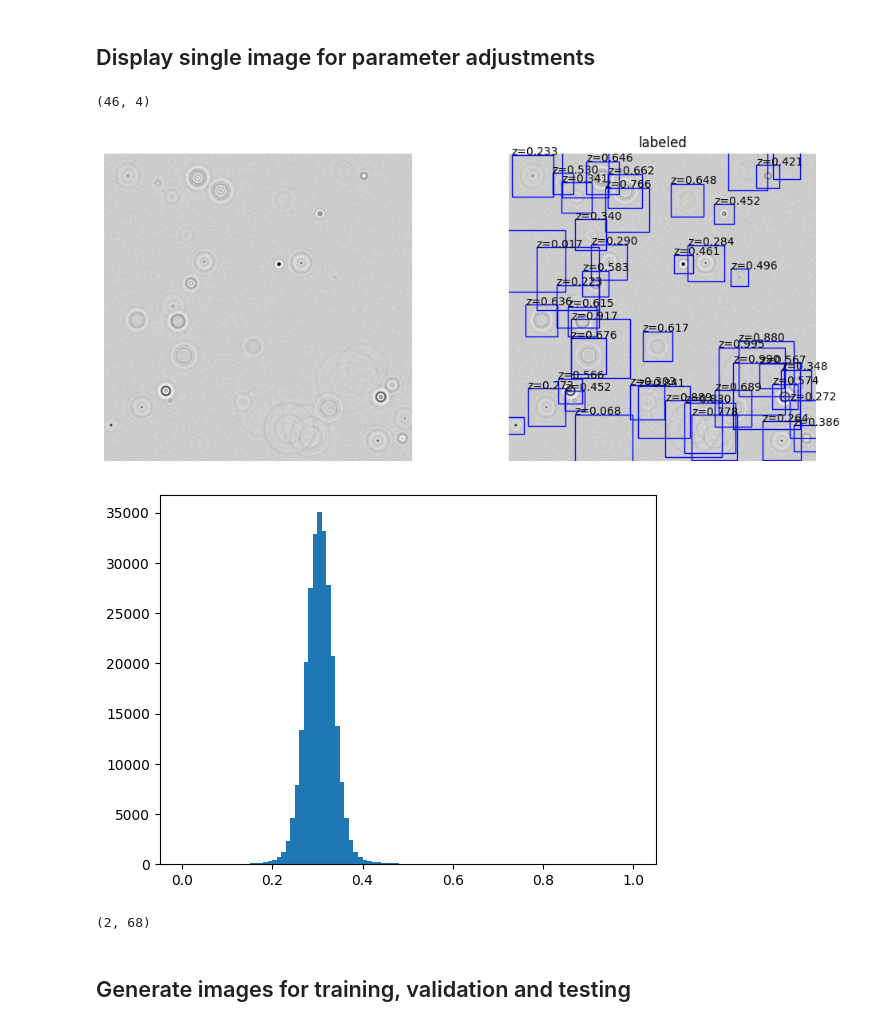
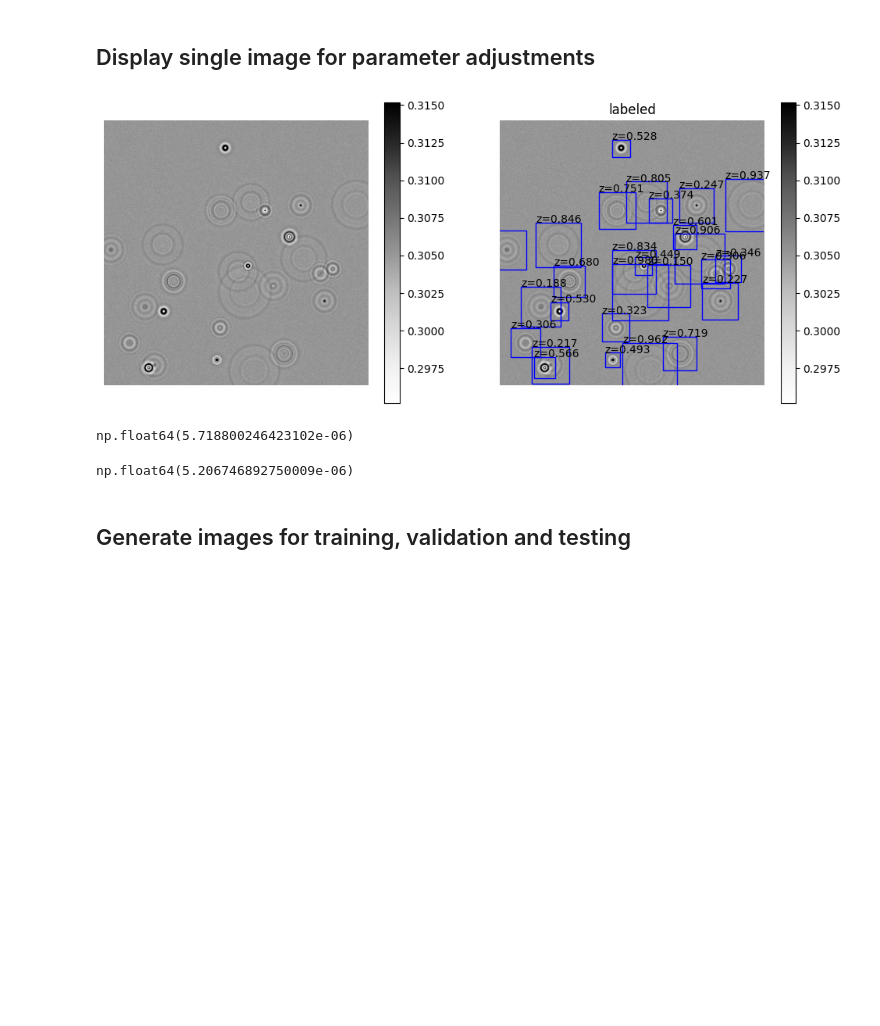
Before and after one commit to till-robert/ultralytics, a Jupyter notebook: data_gen/ImageGenerator.ipynb, the cells around one changed output. Cells and saved outputs as stored; diff of their text form; code cells hidden in the pictures; blank space fills up the shorter version.

```diff
--- a/data_gen/ImageGenerator.ipynb
+++ b/data_gen/ImageGenerator.ipynb
@@ -29,54 +29,62 @@ color_list = ['yellow']             # Color List for each class
 
 # parameters for each class: [[[intensity], [radius], [width]]]
 spot_params = [[[0], [4]]]
-ripple_params = [[[5,5], [100,100], [0,1567]]]
+ripple_params = [[[1,1], [100,100], [0,1567]]]
 
 parameter_list = [ripple_params]
 
 image_size = 512            # Dimension
 distance = 10               # Min distance between points
 offset = 10                 # Boundary padding
 reload(ig)
 objects = ig.getRandom2(n_list, image_size, distance, offset, label_list, parameter_list,np.random.default_rng())
 plt.close("all")
-snr_range = [30,60]
-i_range = [1,1]
+snr_range = [0.7,3]
+# i_range = [1,1]
 fig = plt.figure(figsize=(12,5))
 
 # plt.figure()
-bboxes, labels, params, image = ig.generateImage2(objects, image_size, snr_range, i_range)
+bboxes, labels, params, image = ig.generateImage2(objects, image_size, snr_range)
+
 # image = image.clip(-50,50)
 # print(params)
 # plt.clf()
 ax = plt.subplot(1,2,1)
 ax.axis("off")
-ax.imshow(image, cmap=cmaps["Grays"])
+bg = 2e4/2**16
+plt.imshow(image, cmap=cmaps["Grays"],vmin =bg-0.01,vmax=bg+0.01)
+# plt.imshow(noise, cmap=cmaps["Grays"])
+plt.colorbar()
+# plt.colorbar()
 ax = plt.subplot(1,2,2)
 plt.title("labeled")
-ax.imshow(image, cmap=cmaps["Grays"])
+plt.imshow(image, cmap=cmaps["Grays"],vmin =bg-0.01,vmax=bg+0.01)
+plt.colorbar()
 # ax = fig.gca()
 # print(bboxes, labels,params)
 #plt.colorbar()
-print(bboxes.shape)
+# print(bboxes.shape)
 for bbox, label,pars in zip(bboxes, labels,params):
     x, y = bbox[0:2]
     x1, y1 = bbox[2:]
     ax.add_patch(patches.Rectangle((x,y), x1-x, y1-y, linewidth=1, edgecolor="blue", facecolor='none'))
     ax.annotate(f"z={pars/1567:.3f}", (x,y))
     # ax.legend()
     # ax.clear()
 ax.axis("off")
 plt.show()
-plt.hist(image.flatten(), bins=100)
+# plt.hist(image.flatten(), bins=2**15)
 plt.show()
 # %% [output]
-(46, 4)
-[figure, old version]
+[figure, new version]
-[figure, removed]
-# %%
-bboxes.shape
-# %% [output]
-(2, 68)
+# %%
+np.mean((image-2e4/2**16)**2)
+# %% [output]
+np.float64(5.718800246423102e-06)
+# %%
+np.mean(noise**2)
+# %% [output]
+np.float64(5.206746892750009e-06)
 # %% [markdown]
 ## Generate images for training, validation and testing
 # %%
```
Also changed, not shown: parts of 1 cell of this notebook, 1 other file.
